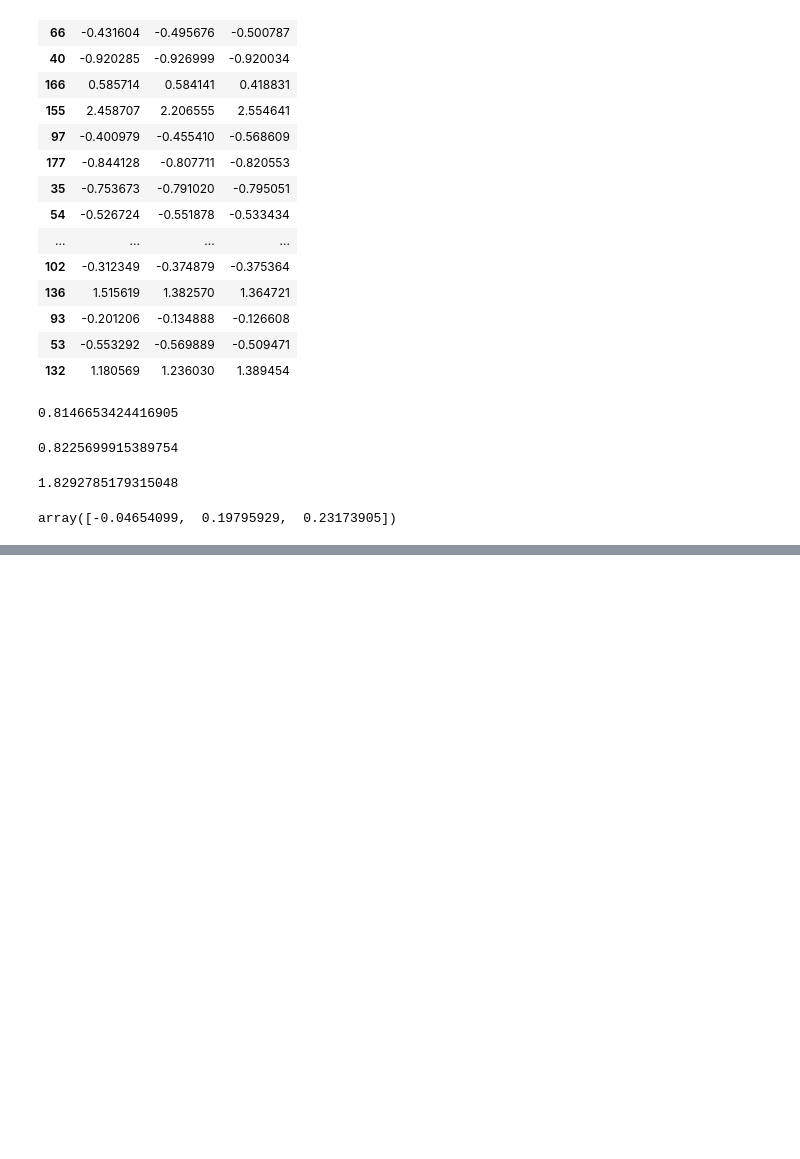
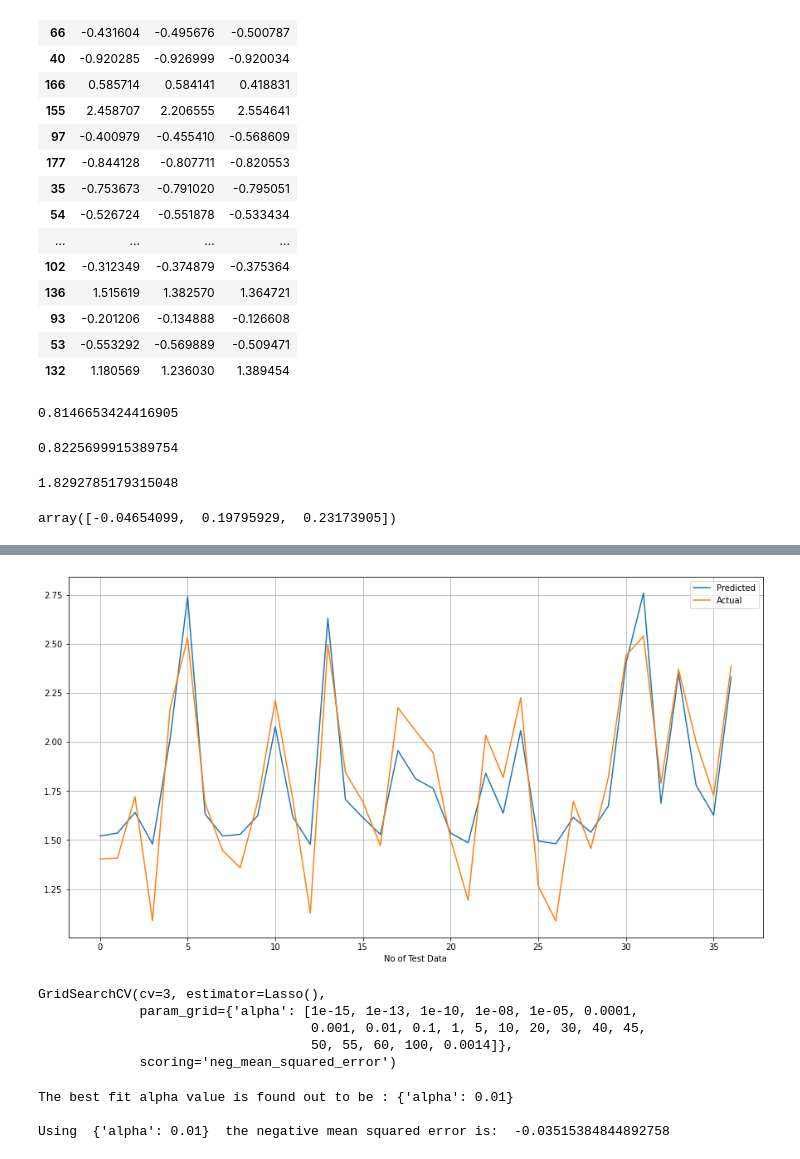
Before and after one commit to prav87654/Regression-YesBank-Stock-Prediction, a Jupyter notebook: Yes_Bank_Stock_Prediction(Praveen_S)_Regression_model.ipynb, the cells around one changed output, grey strips where cells are left out. Cells and saved outputs as stored; diff of their text form; code cells hidden in the pictures; blank space fills up the shorter version.

```diff
--- a/Yes_Bank_Stock_Prediction(Praveen_S)_Regression_model.ipynb
+++ b/Yes_Bank_Stock_Prediction(Praveen_S)_Regression_model.ipynb
@@ -336,0 +388,9 @@ array([-0.04654099,  0.19795929,  0.23173905])
+# %%
+#Importing Lasso Regression from Sklearn.linear_model
+from sklearn.linear_model import Lasso
+
+#Defining lasso to the Lasso Regression function
+lasso = Lasso(alpha=0.005,max_iter=3000)
+
+# Fitting the Training Dataset to the Lasso Regression model
+lasso_model = lasso.fit(X_train,y_train)
@@ -336,0 +406,3 @@ array([-0.04654099,  0.19795929,  0.23173905])
+# %%
+# Predicting using the Testing Features
+y_lasso_pred = lasso.predict(X_test)
@@ -336,0 +422,23 @@ array([-0.04654099,  0.19795929,  0.23173905])
+# %%
+# Defining the size of the graph
+plt.figure(figsize=(15,8))
+
+# Plotting line plot of the Prediction model
+plt.plot(y_lasso_pred)
+
+#Plotting line plot of the Actual model
+plt.plot(np.array(y_test))
+
+# Defining the legend title
+plt.legend(["Predicted","Actual"])
+
+# Defining the X label
+plt.xlabel('No of Test Data')
+
+# Defining the grid lines
+plt.grid()
+
+#Displaying the gragh
+plt.show()
+# %% [output]
+[figure, added]
@@ -336,0 +459,19 @@ array([-0.04654099,  0.19795929,  0.23173905])
+# %%
+# Fitting the model with Training features
+lasso_model.fit(X_train,y_train)
+# %% [output]
+GridSearchCV(cv=3, estimator=Lasso(),
+             param_grid={'alpha': [1e-15, 1e-13, 1e-10, 1e-08, 1e-05, 0.0001,
+                                   0.001, 0.01, 0.1, 1, 5, 10, 20, 30, 40, 45,
+                                   50, 55, 60, 100, 0.0014]},
+             scoring='neg_mean_squared_error')
+# %%
+# Displaying the best fit alpha value for the model
+print("The best fit alpha value is found out to be :" ,lasso_model.best_params_)
+
+# Displaying the Neagative mean square error value for that alpha value
+print("\nUsing ",lasso_model.best_params_, " the negative mean squared error is: ", lasso_model.best_score_)
+# %% [output]
+The best fit alpha value is found out to be : {'alpha': 0.01}
+
+Using  {'alpha': 0.01}  the negative mean squared error is:  -0.03515384844892758
```
Also changed, not shown: parts of 7 cells of this notebook.
